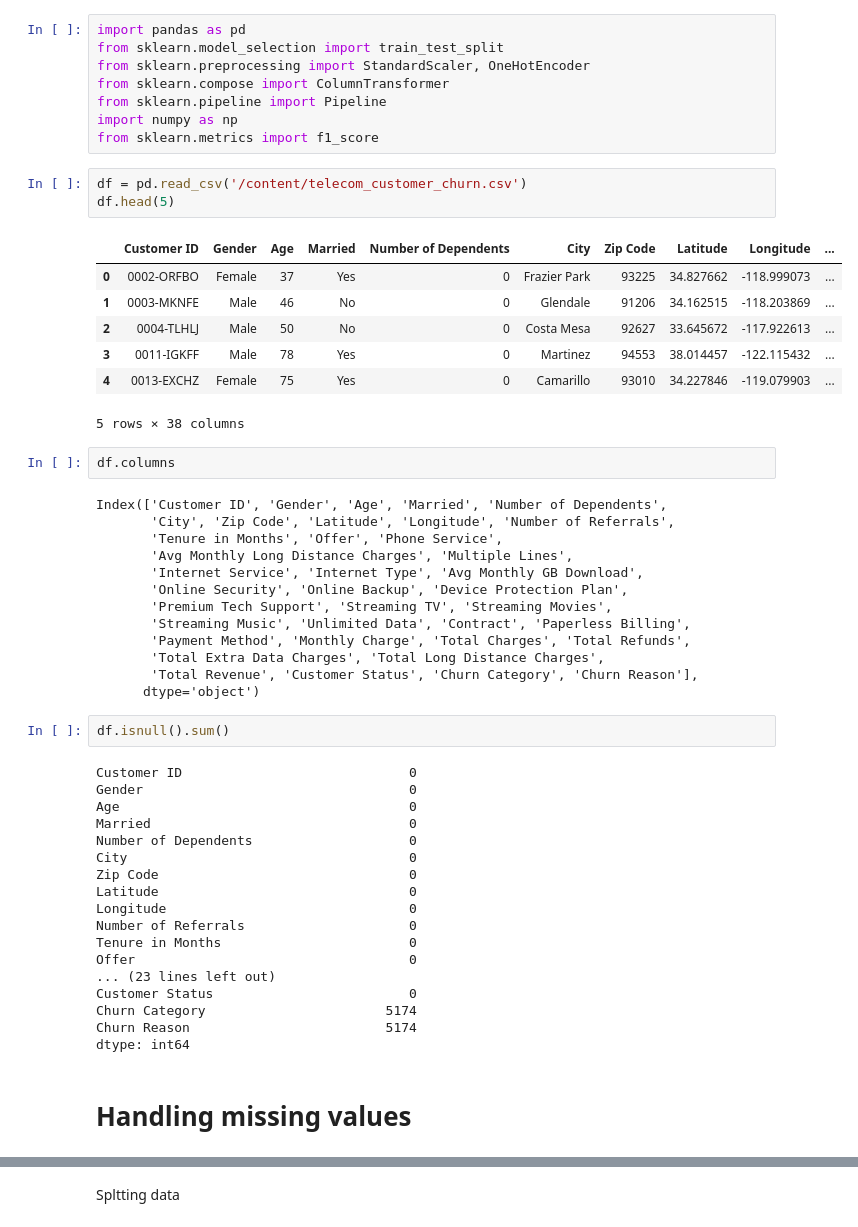
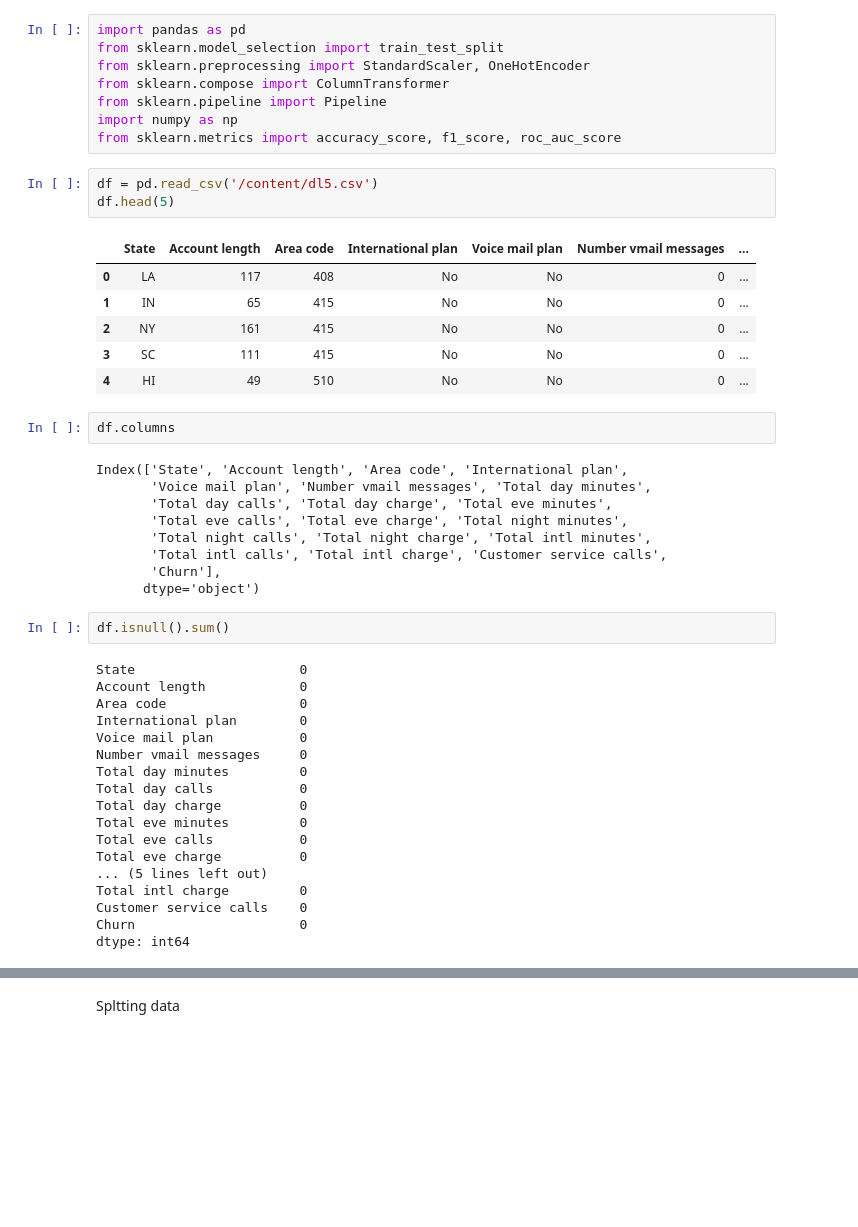
Before and after one commit to rahul-727/DL-Lab-work, a Jupyter notebook: 2348544_Lab_4_DL.ipynb, the cells around one changed output, grey strips where cells are left out. Drawn from its saved outputs; the diff is of its cells as text; blank space fills up the shorter version.

```diff
--- a/2348544_Lab_4_DL.ipynb
+++ b/2348544_Lab_4_DL.ipynb
@@ -7,52 +7,45 @@ from sklearn.preprocessing import StandardScaler, OneHotEncoder
 from sklearn.compose import ColumnTransformer
 from sklearn.pipeline import Pipeline
 import numpy as np
-from sklearn.metrics import f1_score
+from sklearn.metrics import accuracy_score, f1_score, roc_auc_score
 # %%
-df = pd.read_csv('/content/telecom_customer_churn.csv')
+df = pd.read_csv('/content/dl5.csv')
 df.head(5)
 # %% [output]
-|  | Customer ID | Gender | Age | Married | Number of Dependents | City | Zip Code | Latitude | Longitude | ... |
-| 0 | 0002-ORFBO | Female | 37 | Yes | 0 | Frazier Park | 93225 | 34.827662 | -118.999073 | ... |
-| 1 | 0003-MKNFE | Male | 46 | No | 0 | Glendale | 91206 | 34.162515 | -118.203869 | ... |
-| 2 | 0004-TLHLJ | Male | 50 | No | 0 | Costa Mesa | 92627 | 33.645672 | -117.922613 | ... |
-| 3 | 0011-IGKFF | Male | 78 | Yes | 0 | Martinez | 94553 | 38.014457 | -122.115432 | ... |
-| 4 | 0013-EXCHZ | Female | 75 | Yes | 0 | Camarillo | 93010 | 34.227846 | -119.079903 | ... |
+|  | State | Account length | Area code | International plan | Voice mail plan | Number vmail messages | ... |
+| 0 | LA | 117 | 408 | No | No | 0 | ... |
+| 1 | IN | 65 | 415 | No | No | 0 | ... |
+| 2 | NY | 161 | 415 | No | No | 0 | ... |
+| 3 | SC | 111 | 415 | No | No | 0 | ... |
+| 4 | HI | 49 | 510 | No | No | 0 | ... |
-5 rows × 38 columns
 # %%
 df.columns
 # %% [output]
-Index(['Customer ID', 'Gender', 'Age', 'Married', 'Number of Dependents',
-       'City', 'Zip Code', 'Latitude', 'Longitude', 'Number of Referrals',
-       'Tenure in Months', 'Offer', 'Phone Service',
-       'Avg Monthly Long Distance Charges', 'Multiple Lines',
-       'Internet Service', 'Internet Type', 'Avg Monthly GB Download',
-       'Online Security', 'Online Backup', 'Device Protection Plan',
-       'Premium Tech Support', 'Streaming TV', 'Streaming Movies',
-       'Streaming Music', 'Unlimited Data', 'Contract', 'Paperless Billing',
-       'Payment Method', 'Monthly Charge', 'Total Charges', 'Total Refunds',
-       'Total Extra Data Charges', 'Total Long Distance Charges',
-       'Total Revenue', 'Customer Status', 'Churn Category', 'Churn Reason'],
+Index(['State', 'Account length', 'Area code', 'International plan',
+       'Voice mail plan', 'Number vmail messages', 'Total day minutes',
+       'Total day calls', 'Total day charge', 'Total eve minutes',
+       'Total eve calls', 'Total eve charge', 'Total night minutes',
+       'Total night calls', 'Total night charge', 'Total intl minutes',
+       'Total intl calls', 'Total intl charge', 'Customer service calls',
+       'Churn'],
       dtype='object')
 # %%
 df.isnull().sum()
 # %% [output]
-Customer ID                             0
-Gender                                  0
-Age                                     0
-Married                                 0
-Number of Dependents                    0
-City                                    0
-Zip Code                                0
-Latitude                                0
-Longitude                               0
-Number of Referrals                     0
-Tenure in Months                        0
-Offer                                   0
-... (23 lines left out)
-Customer Status                         0
-Churn Category                       5174
-Churn Reason                         5174
+State                     0
+Account length            0
+Area code                 0
+International plan        0
+Voice mail plan           0
+Number vmail messages     0
+Total day minutes         0
+Total day calls           0
+Total day charge          0
+Total eve minutes         0
+Total eve calls           0
+Total eve charge          0
+... (5 lines left out)
+Total intl charge         0
+Customer service calls    0
+Churn                     0
 dtype: int64
-# %% [markdown]
-# Handling missing values
```
Also changed, not shown: parts of 21 cells of this notebook.
